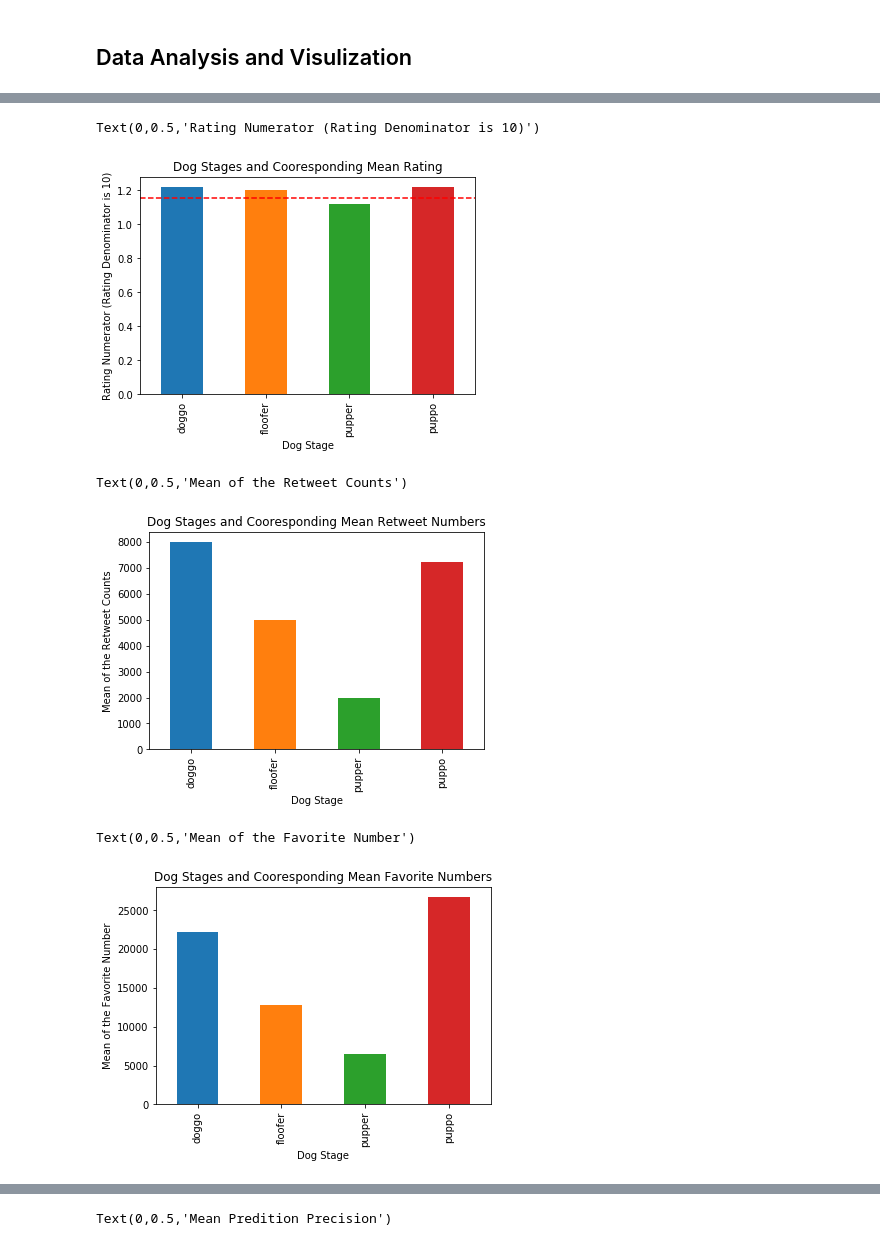
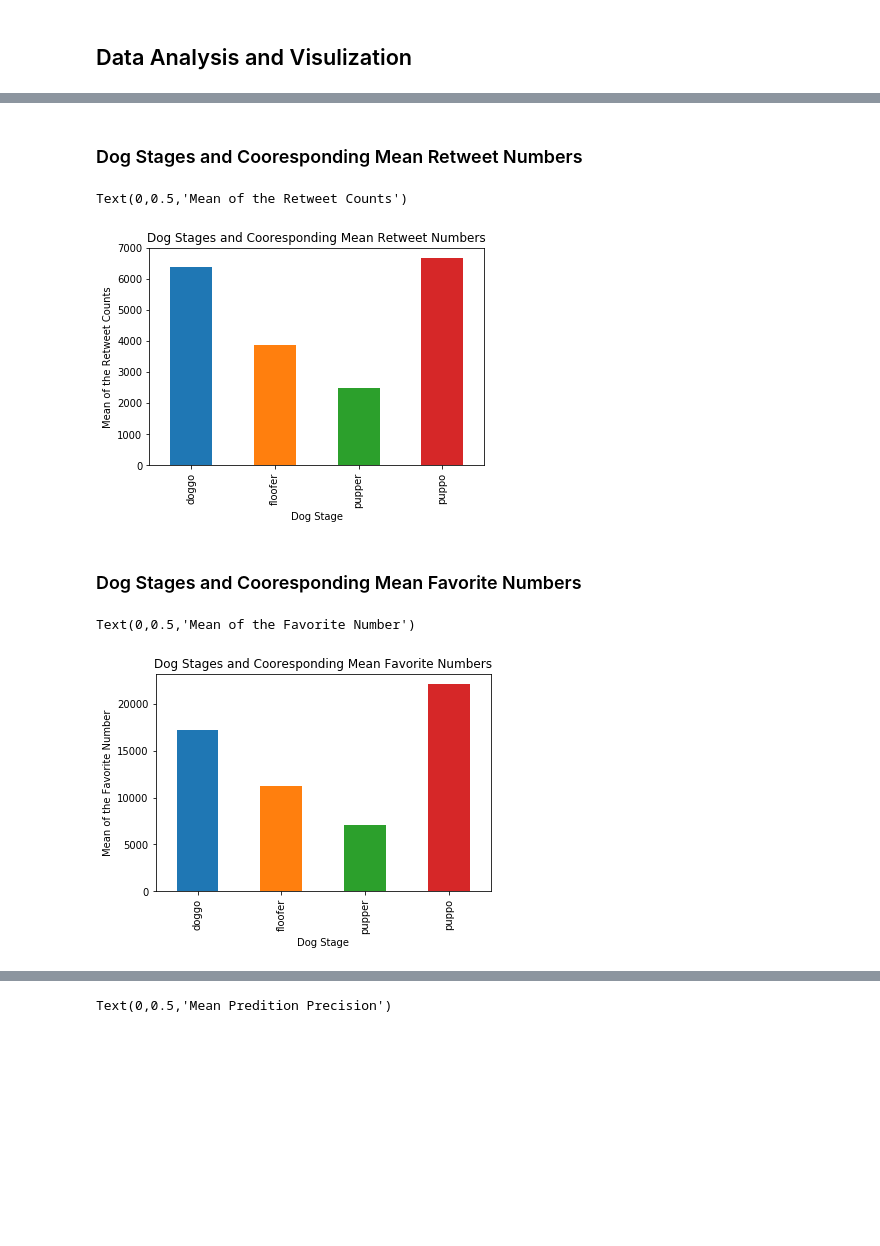
Before and after one commit to kf-wong/prj_wrangle_and_analyze_data, a Jupyter notebook: wrangle_act.ipynb, the cells around one changed output, grey strips where cells are left out. Cells and saved outputs as stored; diff of their text form; code cells hidden in the pictures; blank space fills up the shorter version.

```diff
--- a/wrangle_act.ipynb
+++ b/wrangle_act.ipynb
@@ -1271,3 +1234,0 @@ twitter_archive_master[twitter_archive_master.tweet_id.duplicated()]
-# %%
-# Merge twitter_archive_master and image_pred_clean
-twitter_archive_master = twitter_archive_master.merge(image_pred_clean, how='inner', on='tweet_id')
@@ -1343,0 +1448,4 @@ Text(0,0.5,'Number of Dogs')
+# %%
+# Create new dataframe to store the dog stage and retweet and favorite counts
+dog_stage_an = twitter_archive_master[['tweet_id','retweet_count','favorite_count']]\
+.merge(tweet_dog_stage, on='tweet_id', how='inner')
@@ -1344,34 +1465,31 @@ Text(0,0.5,'Number of Dogs')
+# %%
+# Drop records of which the dog_stage is null
+dog_stage_an.dropna(inplace=True)
+# %%
+# Convert the retweet_count and favorite_count to int type
+dog_stage_an.retweet_count = dog_stage_an.retweet_count.astype(np.int64)
+dog_stage_an.favorite_count = dog_stage_an.favorite_count.astype(np.int64)
+# %% [markdown]
+### Dog Stages and Cooresponding Mean Retweet Numbers
 # %%
-# Mean rating value for not none value in the stage column
-mean_rating_no_none_stage = twitter_archive_master.query('dog_stage!="None"')['rating'].mean()
-# Generate the bar chart to show each stage's mean rating (where stage is not none)
-twitter_archive_master.query('dog_stage!="None"').groupby('dog_stage')['rating'].mean().plot('bar')
-# Set horizontal line to indicate the mean rating value for not none value in the stage column
-plt.axhline(y=mean_rating_no_none_stage,color='r', linestyle='--', label='mean rating')
+# Generate the bar chart to show the reteet number of each stage (where stage value is not none)
+dog_stage_an.groupby('dog_stage')['retweet_count'].mean().plot('bar')
 # Set title and x, y label
-plt.title('Dog Stages and Cooresponding Mean Rating')
+plt.title('Dog Stages and Cooresponding Mean Retweet Numbers')
 plt.xlabel('Dog Stage')
-plt.ylabel('Rating Numerator (Rating Denominator is 10)')
+plt.ylabel('Mean of the Retweet Counts')
 # %% [output]
-Text(0,0.5,'Rating Numerator (Rating Denominator is 10)')
+Text(0,0.5,'Mean of the Retweet Counts')
-[figure, old version]
+[figure, new version]
+# %% [markdown]
+### Dog Stages and Cooresponding Mean Favorite Numbers
 # %%
-# Generate the bar chart to show the reteet number of each stage (where stage value is not none)
-twitter_archive_master.query('dog_stage!="None"').groupby('dog_stage')['retweet_count'].mean().plot('bar')
+# Generate the bar chart to show the favorite number of each stage (where stage value is not none)
+dog_stage_an.groupby('dog_stage')['favorite_count'].mean().plot('bar')
 # Set title and x, y label
-plt.title('Dog Stages and Cooresponding Mean Retweet Numbers')
+plt.title('Dog Stages and Cooresponding Mean Favorite Numbers')
 plt.xlabel('Dog Stage')
-plt.ylabel('Mean of the Retweet Counts')
+plt.ylabel('Mean of the Favorite Number')
 # %% [output]
-Text(0,0.5,'Mean of the Retweet Counts')
+Text(0,0.5,'Mean of the Favorite Number')
-[figure, old version]
+[figure, new version]
-# %%
-# Generate the bar chart to show the favorite number of each stage (where stage value is not none)
-twitter_archive_master.query('dog_stage!="None"').groupby('dog_stage')['favorite_count'].mean().plot('bar')
-# Set title and x, y label
-plt.title('Dog Stages and Cooresponding Mean Favorite Numbers')
-plt.xlabel('Dog Stage')
-plt.ylabel('Mean of the Favorite Number')
-# %% [output]
-Text(0,0.5,'Mean of the Favorite Number')
-[figure, removed]
```
Also changed, not shown: parts of 136 cells of this notebook, 14 other files.
